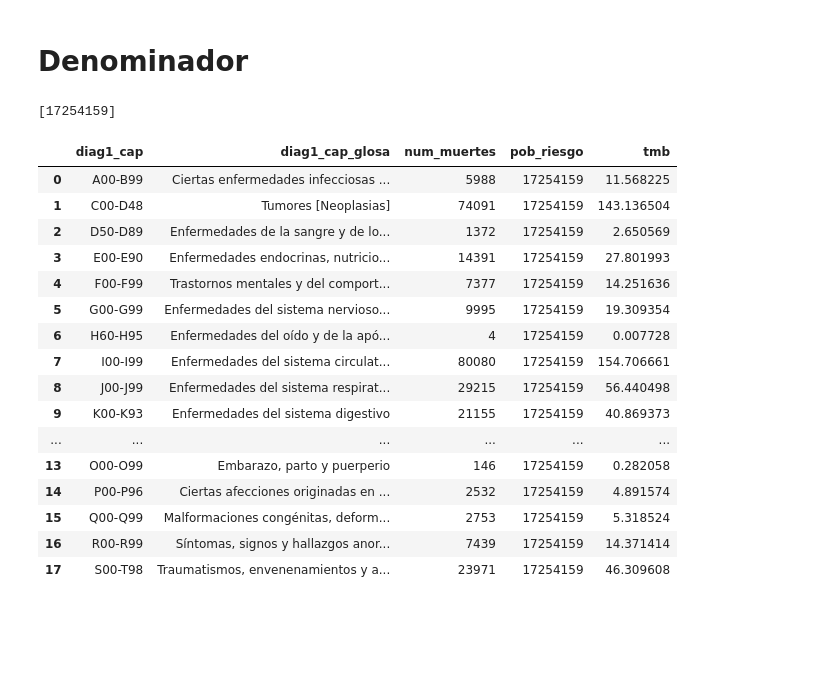
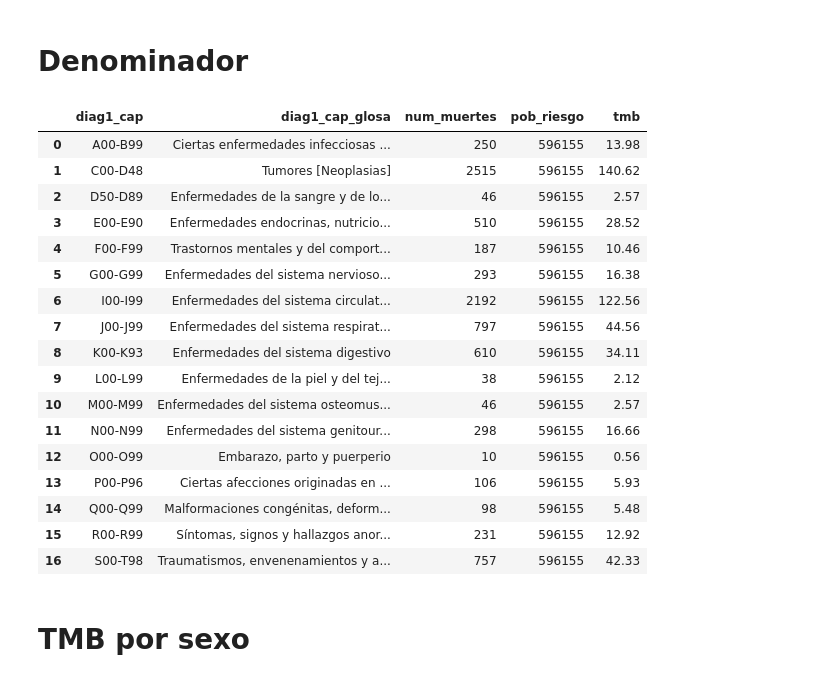
Before and after one commit to AlvaroMontiel/informe_incidencia_mortalidad, a Jupyter notebook: mortalidad_por_causas.ipynb, the cells around one changed output. Drawn from its saved outputs; the diff is of its cells as text; code cells hidden in the pictures; blank space fills up the shorter version.

```diff
--- a/mortalidad_por_causas.ipynb
+++ b/mortalidad_por_causas.ipynb
@@ -64,4 +70,13 @@ condiciones = [(df_['Edad'] >= 0) & (df_['Edad'] <= 4),
               (df_['Edad'] >= 80)]
 df_['edad_grupo'] = np.select(condiciones, choice_list, default='Not Specified')
 # %%
-df_trienio_1 = df.query('ANO_DEF >= 2010 & ANO_DEF <= 2012')
+año_inicio = str(input('Ingresar año de inicio:'))
+año_fin = str(input('Ingresar año de finalización:'))
+poblacion_mitad_periodo = int(input('Ingresar año a mitad del periodo:'))
+nivel_territorial = input('Seleccionar entre nacional o Antofagasta')
+filtro = "ANO_DEF >="+año_inicio+"& ANO_DEF <="+año_fin
+
+if nivel_territorial == "nacional":
+    df_trienio = df.query(filtro)
+elif nivel_territorial == "Antofagasta":
+    df_trienio = df.query(filtro).query('REG_RES == 2')
@@ -68,15 +88,17 @@ df_trienio_1 = df.query('ANO_DEF >= 2010 & ANO_DEF <= 2012')
 # %% [markdown]
 # Numerador
 # %%
-a = df_trienio_1.groupby(['CAPITULO_DIAG1', 'GLOSA_CAPITULO_DIAG1' ], as_index = False)['DIA_DEF'].count().rename(columns={'DIA_DEF':'num_muertes',
+df_pais = df_trienio.groupby(['CAPITULO_DIAG1', 'GLOSA_CAPITULO_DIAG1' ], as_index = False)['DIA_DEF'].count().rename(columns={'DIA_DEF':'num_muertes',
                                                                                                                 'CAPITULO_DIAG1':'diag1_cap',
                                                                                                                 'GLOSA_CAPITULO_DIAG1':'diag1_cap_glosa'})
 # %% [markdown]
 # Denominador
 # %%
 df_['conteo']= 1
-poblacion_mitad_periodo = 2011
 poblacion_seleccion = 'Poblacion'+' '+str(poblacion_mitad_periodo)
-df_.groupby('conteo')[poblacion_seleccion].sum().values.tolist()
+
+if nivel_territorial == "nacional":
+    df_pais['pob_riesgo'] = df_.groupby('conteo')[poblacion_seleccion].sum().values.tolist()[0]
+elif nivel_territorial == "Antofagasta":
+    df_ = df_.query('Region == 2').copy()
+    df_pais['pob_riesgo'] = df_.groupby('conteo')[poblacion_seleccion].sum().values.tolist()[0]
-# %% [output]
-[17254159]
@@ -85,23 +105,26 @@ a['pob_riesgo'] = df_.groupby('conteo')[poblacion_seleccion].sum().values.tolist
 # %%
 base = 100000
-a['tmb'] = (a['num_muertes']/3)/a['pob_riesgo']*base
+df_pais['tmb'] = round((df_pais['num_muertes']/3)/df_pais['pob_riesgo']*base,2)
 # %%
-a
+df_pais
 # %% [output]
 |  | diag1_cap | diag1_cap_glosa | num_muertes | pob_riesgo | tmb |
-| 0 | A00-B99 | Ciertas enfermedades infecciosas ... | 5988 | 17254159 | 11.568225 |
-| 1 | C00-D48 | Tumores [Neoplasias] | 74091 | 17254159 | 143.136504 |
-| 2 | D50-D89 | Enfermedades de la sangre y de lo... | 1372 | 17254159 | 2.650569 |
-| 3 | E00-E90 | Enfermedades endocrinas, nutricio... | 14391 | 17254159 | 27.801993 |
-| 4 | F00-F99 | Trastornos mentales y del comport... | 7377 | 17254159 | 14.251636 |
-| 5 | G00-G99 | Enfermedades del sistema nervioso... | 9995 | 17254159 | 19.309354 |
-| 6 | H60-H95 | Enfermedades del oído y de la apó... | 4 | 17254159 | 0.007728 |
-| 7 | I00-I99 | Enfermedades del sistema circulat... | 80080 | 17254159 | 154.706661 |
-| 8 | J00-J99 | Enfermedades del sistema respirat... | 29215 | 17254159 | 56.440498 |
-| 9 | K00-K93 | Enfermedades del sistema digestivo | 21155 | 17254159 | 40.869373 |
-| ... | ... | ... | ... | ... | ... |
-| 13 | O00-O99 | Embarazo, parto y puerperio | 146 | 17254159 | 0.282058 |
-| 14 | P00-P96 | Ciertas afecciones originadas en ... | 2532 | 17254159 | 4.891574 |
-| 15 | Q00-Q99 | Malformaciones congénitas, deform... | 2753 | 17254159 | 5.318524 |
-| 16 | R00-R99 | Síntomas, signos y hallazgos anor... | 7439 | 17254159 | 14.371414 |
-| 17 | S00-T98 | Traumatismos, envenenamientos y a... | 23971 | 17254159 | 46.309608 |
+| 0 | A00-B99 | Ciertas enfermedades infecciosas ... | 250 | 596155 | 13.98 |
+| 1 | C00-D48 | Tumores [Neoplasias] | 2515 | 596155 | 140.62 |
+| 2 | D50-D89 | Enfermedades de la sangre y de lo... | 46 | 596155 | 2.57 |
+| 3 | E00-E90 | Enfermedades endocrinas, nutricio... | 510 | 596155 | 28.52 |
+| 4 | F00-F99 | Trastornos mentales y del comport... | 187 | 596155 | 10.46 |
+| 5 | G00-G99 | Enfermedades del sistema nervioso... | 293 | 596155 | 16.38 |
+| 6 | I00-I99 | Enfermedades del sistema circulat... | 2192 | 596155 | 122.56 |
+| 7 | J00-J99 | Enfermedades del sistema respirat... | 797 | 596155 | 44.56 |
+| 8 | K00-K93 | Enfermedades del sistema digestivo | 610 | 596155 | 34.11 |
+| 9 | L00-L99 | Enfermedades de la piel y del tej... | 38 | 596155 | 2.12 |
+| 10 | M00-M99 | Enfermedades del sistema osteomus... | 46 | 596155 | 2.57 |
+| 11 | N00-N99 | Enfermedades del sistema genitour... | 298 | 596155 | 16.66 |
+| 12 | O00-O99 | Embarazo, parto y puerperio | 10 | 596155 | 0.56 |
+| 13 | P00-P96 | Ciertas afecciones originadas en ... | 106 | 596155 | 5.93 |
+| 14 | Q00-Q99 | Malformaciones congénitas, deform... | 98 | 596155 | 5.48 |
+| 15 | R00-R99 | Síntomas, signos y hallazgos anor... | 231 | 596155 | 12.92 |
+| 16 | S00-T98 | Traumatismos, envenenamientos y a... | 757 | 596155 | 42.33 |
+# %% [markdown]
+# TMB por sexo
```
Also changed, not shown: parts of 54 cells of this notebook, 1 other file.
